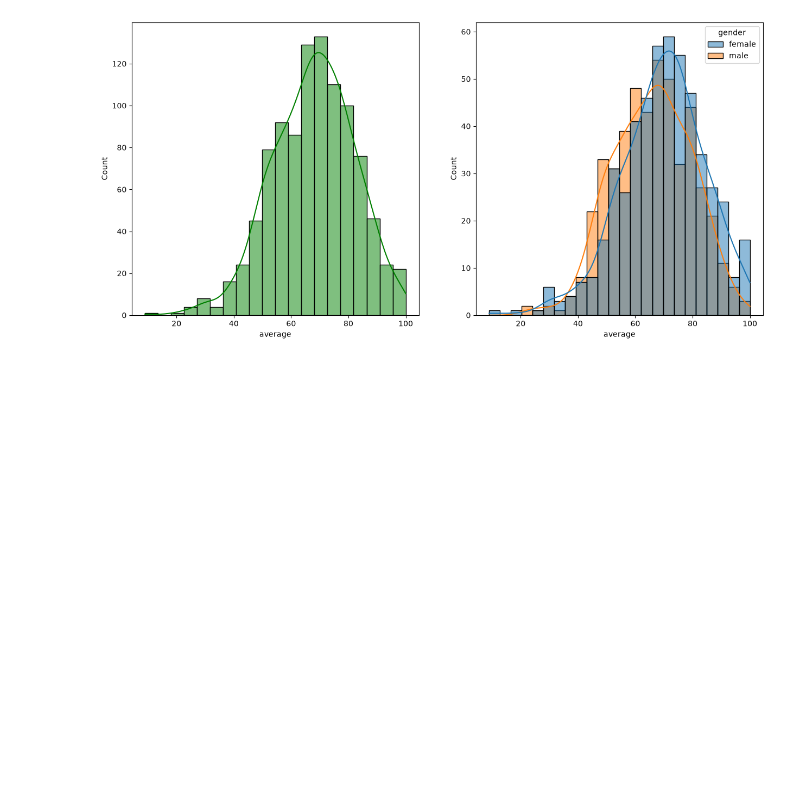
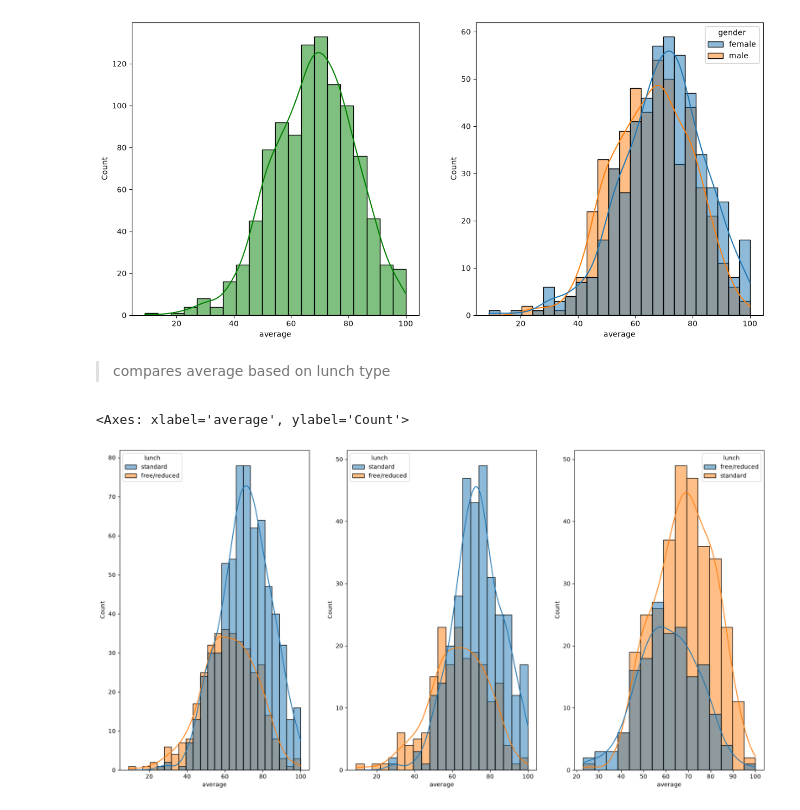
Before and after one commit to ShivamDevHere/student-math-score-prediction, a Jupyter notebook: notebook/01-eda.ipynb, the cells around one changed output. Saved outputs shown, nothing was run; the diff lists cells and outputs as text; code cells hidden in the pictures; blank space fills up the shorter version.

Commit message:
plot: avg based on lunch

```diff
--- a/notebook/01-eda.ipynb
+++ b/notebook/01-eda.ipynb
@@ -213,3 +213,20 @@ sns.histplot(data=df,x='average',kde=True,hue='gender')
 plt.show()
 # %% [output]
 [figure]
+# %% [markdown]
+> compares average based on lunch type
+# %%
+plt.close('all')
+
+fig, ax = plt.subplots(1, 3, figsize=(20, 10))
+
+sns.histplot(data=df, x='average', kde=True, hue='lunch', ax=ax[0])
+
+sns.histplot(data=df[df.gender == 'female'],
+             x='average', kde=True, hue='lunch', ax=ax[1])
+
+sns.histplot(data=df[df.gender == 'male'],
+             x='average', kde=True, hue='lunch', ax=ax[2])
+# %% [output]
+<Axes: xlabel='average', ylabel='Count'>
+[figure, added]
```
